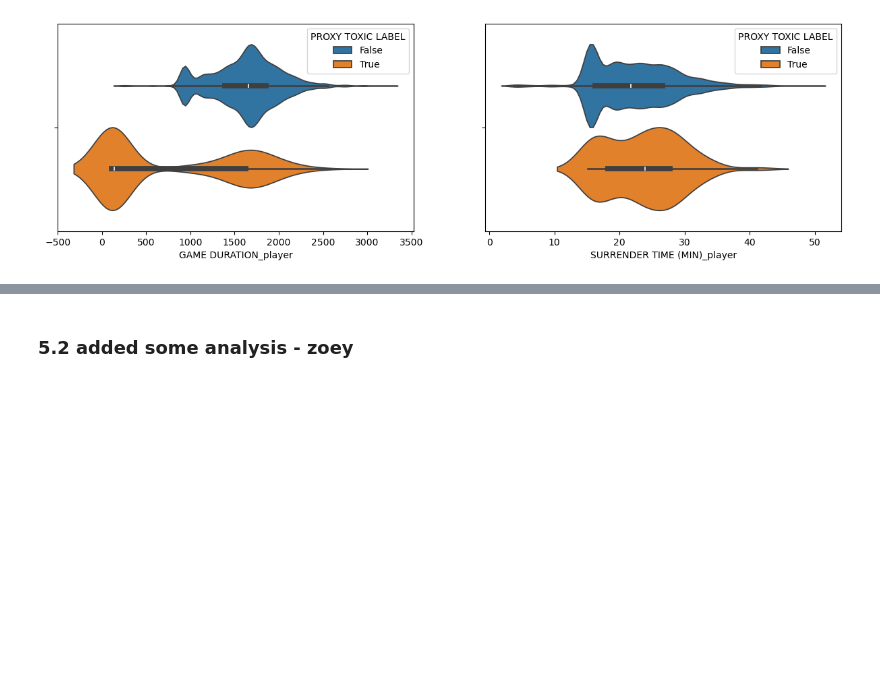
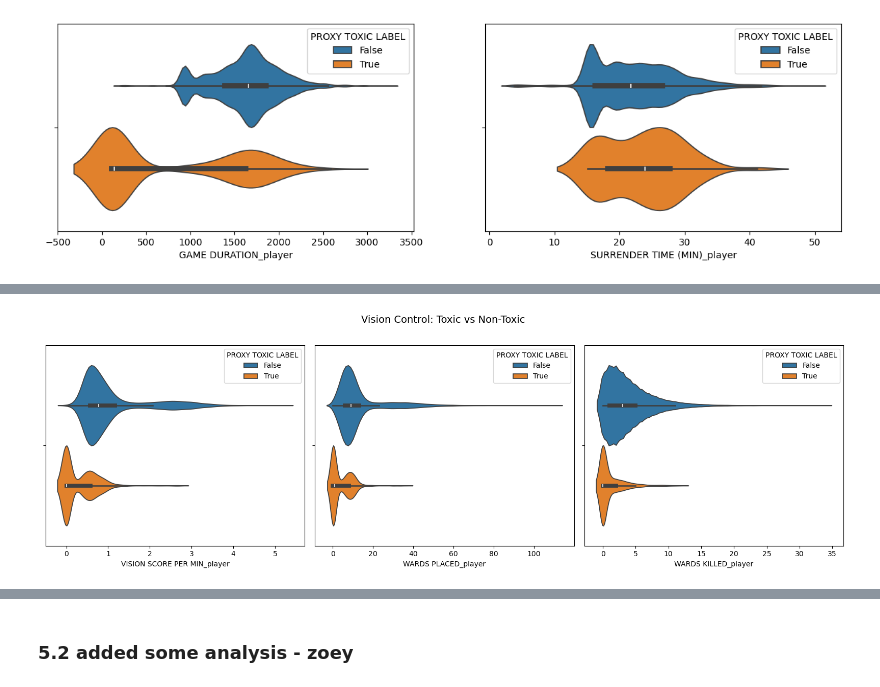
Before and after one commit to lybytes/lol-toxicity-analysis, a Jupyter notebook: ST445_Project_Main v2.ipynb, the cells around one changed output, grey strips where cells are left out. Drawn from its saved outputs; the diff is of its cells as text; code cells hidden in the pictures; blank space fills up the shorter version.

```diff
--- a/ST445_Project_Main v2.ipynb
+++ b/ST445_Project_Main v2.ipynb
@@ -1403,0 +1457,12 @@ plt.tight_layout()
+# %%
+# Vision metrics often differ between toxic/non-toxic
+fig, axes = plt.subplots(1, 3, figsize=(16, 5))
+
+sns.violinplot(data=df_full_clean, x='VISION SCORE PER MIN_player', hue='PROXY TOXIC LABEL', fill=True, ax=axes[0])
+sns.violinplot(data=df_full_clean, x='WARDS PLACED_player', hue='PROXY TOXIC LABEL', fill=True, ax=axes[1])
+sns.violinplot(data=df_full_clean, x='WARDS KILLED_player', hue='PROXY TOXIC LABEL', fill=True, ax=axes[2])
+
+plt.suptitle('Vision Control: Toxic vs Non-Toxic', fontsize=14, y=1.02)
+plt.tight_layout()
+# %% [output]
+[figure, added]
```
Also changed, not shown: parts of 8 cells of this notebook.
